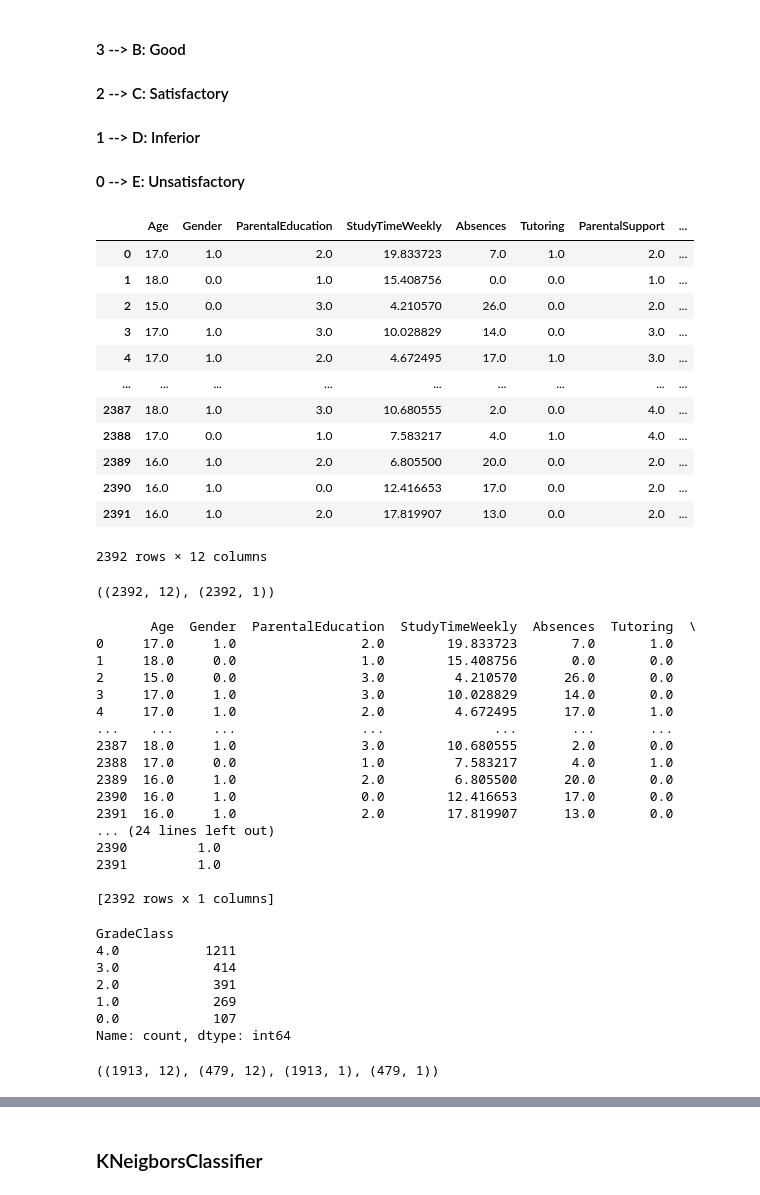
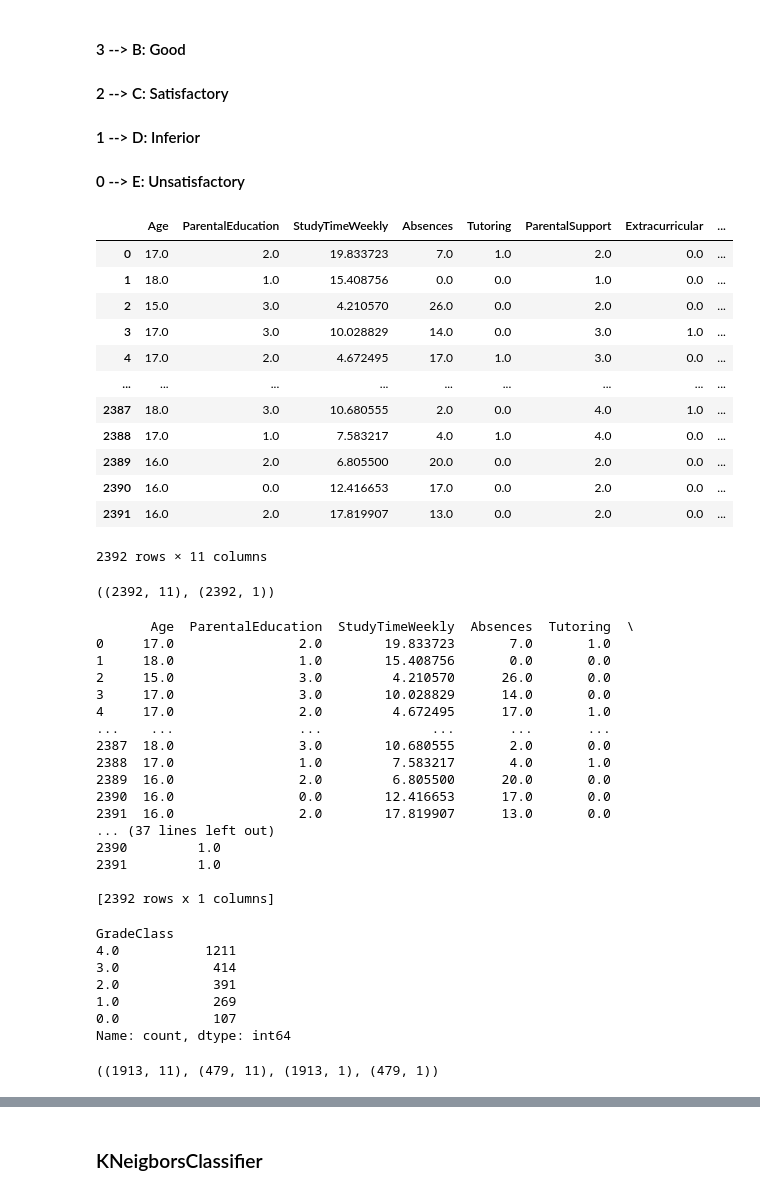
Before and after one commit to 2026726-dotcom/Machine-Learning, a Jupyter notebook: CA1-Elienai.ipynb, the cells around one changed output, grey strips where cells are left out. Saved outputs shown, nothing was run; the diff lists cells and outputs as text; code cells hidden in the pictures.

```diff
--- a/CA1-Elienai.ipynb
+++ b/CA1-Elienai.ipynb
@@ -158,7 +158,7 @@ df.describe()
 
 The dataset has not values out of scale, so it is not needed to normalise, we will procede to split the dataset
 # %%
-##Remove "StudentID" and "Ethnicity" these features are unique or not considered important to develop the model
-df1 = df.drop(["StudentID"], axis=1)
+##Remove "StudentID", "Gender" and "Ethnicity" these features are unique or not considered important to develop the model
+df1 = df.drop(["StudentID","Ethnicity","Gender"], axis=1)
 df1
 # %% [output]
@@ -203,22 +203,22 @@ target
 #### 0 --> E: Unsatisfactory
 # %%
 #Creating dataset for independent variables, remove the target "GradeClass"
-df_new = df1.drop(['GradeClass','Ethnicity'], axis = 1)
+df_new = df1.drop(['GPA'], axis = 1)
 df_new
 # %% [output]
-|  | Age | Gender | ParentalEducation | StudyTimeWeekly | Absences | Tutoring | ParentalSupport | ... |
-| 0 | 17.0 | 1.0 | 2.0 | 19.833723 | 7.0 | 1.0 | 2.0 | ... |
-| 1 | 18.0 | 0.0 | 1.0 | 15.408756 | 0.0 | 0.0 | 1.0 | ... |
-| 2 | 15.0 | 0.0 | 3.0 | 4.210570 | 26.0 | 0.0 | 2.0 | ... |
-| 3 | 17.0 | 1.0 | 3.0 | 10.028829 | 14.0 | 0.0 | 3.0 | ... |
-| 4 | 17.0 | 1.0 | 2.0 | 4.672495 | 17.0 | 1.0 | 3.0 | ... |
+|  | Age | ParentalEducation | StudyTimeWeekly | Absences | Tutoring | ParentalSupport | Extracurricular | ... |
+| 0 | 17.0 | 2.0 | 19.833723 | 7.0 | 1.0 | 2.0 | 0.0 | ... |
+| 1 | 18.0 | 1.0 | 15.408756 | 0.0 | 0.0 | 1.0 | 0.0 | ... |
+| 2 | 15.0 | 3.0 | 4.210570 | 26.0 | 0.0 | 2.0 | 0.0 | ... |
+| 3 | 17.0 | 3.0 | 10.028829 | 14.0 | 0.0 | 3.0 | 1.0 | ... |
+| 4 | 17.0 | 2.0 | 4.672495 | 17.0 | 1.0 | 3.0 | 0.0 | ... |
 | ... | ... | ... | ... | ... | ... | ... | ... | ... |
-| 2387 | 18.0 | 1.0 | 3.0 | 10.680555 | 2.0 | 0.0 | 4.0 | ... |
-| 2388 | 17.0 | 0.0 | 1.0 | 7.583217 | 4.0 | 1.0 | 4.0 | ... |
-| 2389 | 16.0 | 1.0 | 2.0 | 6.805500 | 20.0 | 0.0 | 2.0 | ... |
-| 2390 | 16.0 | 1.0 | 0.0 | 12.416653 | 17.0 | 0.0 | 2.0 | ... |
-| 2391 | 16.0 | 1.0 | 2.0 | 17.819907 | 13.0 | 0.0 | 2.0 | ... |
+| 2387 | 18.0 | 3.0 | 10.680555 | 2.0 | 0.0 | 4.0 | 1.0 | ... |
+| 2388 | 17.0 | 1.0 | 7.583217 | 4.0 | 1.0 | 4.0 | 0.0 | ... |
+| 2389 | 16.0 | 2.0 | 6.805500 | 20.0 | 0.0 | 2.0 | 0.0 | ... |
+| 2390 | 16.0 | 0.0 | 12.416653 | 17.0 | 0.0 | 2.0 | 0.0 | ... |
+| 2391 | 16.0 | 2.0 | 17.819907 | 13.0 | 0.0 | 2.0 | 0.0 | ... |
-2392 rows × 12 columns
+2392 rows × 11 columns
 # %%
 ### Apply the data for  X and y for their use in the ML model
 
@@ -226,23 +226,23 @@ X = df_new
 y = target
 X.shape, y.shape
 # %% [output]
-((2392, 12), (2392, 1))
+((2392, 11), (2392, 1))
 # %%
 print(X,y)
 # %% [output]
-       Age  Gender  ParentalEducation  StudyTimeWeekly  Absences  Tutoring  \
-0     17.0     1.0                2.0        19.833723       7.0       1.0
-1     18.0     0.0                1.0        15.408756       0.0       0.0
-2     15.0     0.0                3.0         4.210570      26.0       0.0
-3     17.0     1.0                3.0        10.028829      14.0       0.0
-4     17.0     1.0                2.0         4.672495      17.0       1.0
-...    ...     ...                ...              ...       ...       ...
-2387  18.0     1.0                3.0        10.680555       2.0       0.0
-2388  17.0     0.0                1.0         7.583217       4.0       1.0
-2389  16.0     1.0                2.0         6.805500      20.0       0.0
-2390  16.0     1.0                0.0        12.416653      17.0       0.0
-2391  16.0     1.0                2.0        17.819907      13.0       0.0
-... (24 lines left out)
+       Age  ParentalEducation  StudyTimeWeekly  Absences  Tutoring  \
+0     17.0                2.0        19.833723       7.0       1.0
+1     18.0                1.0        15.408756       0.0       0.0
+2     15.0                3.0         4.210570      26.0       0.0
+3     17.0                3.0        10.028829      14.0       0.0
+4     17.0                2.0         4.672495      17.0       1.0
+...    ...                ...              ...       ...       ...
+2387  18.0                3.0        10.680555       2.0       0.0
+2388  17.0                1.0         7.583217       4.0       1.0
+2389  16.0                2.0         6.805500      20.0       0.0
+2390  16.0                0.0        12.416653      17.0       0.0
+2391  16.0                2.0        17.819907      13.0       0.0
+... (37 lines left out)
 2390         1.0
 2391         1.0
 
@@ -266,7 +266,7 @@ X_train, X_test, y_train, y_test = train_test_split(X, y, test_size = 0.20, rand
 #Shape of the training and testing data
 X_train.shape, X_test.shape, y_train.shape, y_test.shape
 # %% [output]
-((1913, 12), (479, 12), (1913, 1), (479, 1))
+((1913, 11), (479, 11), (1913, 1), (479, 1))
 # %%
 # Plotting the needed components
 pca = PCA().fit(X)
```
Also changed, not shown: parts of 10 cells of this notebook.
